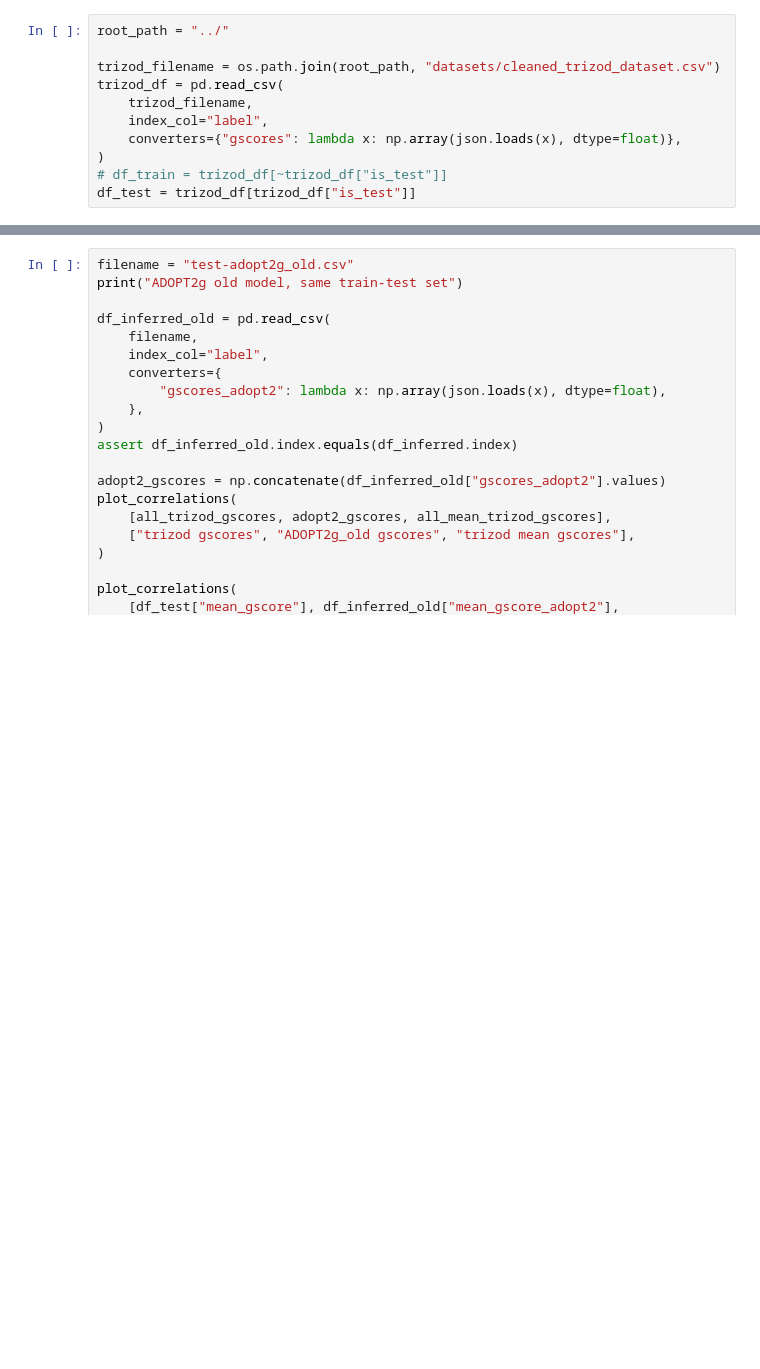
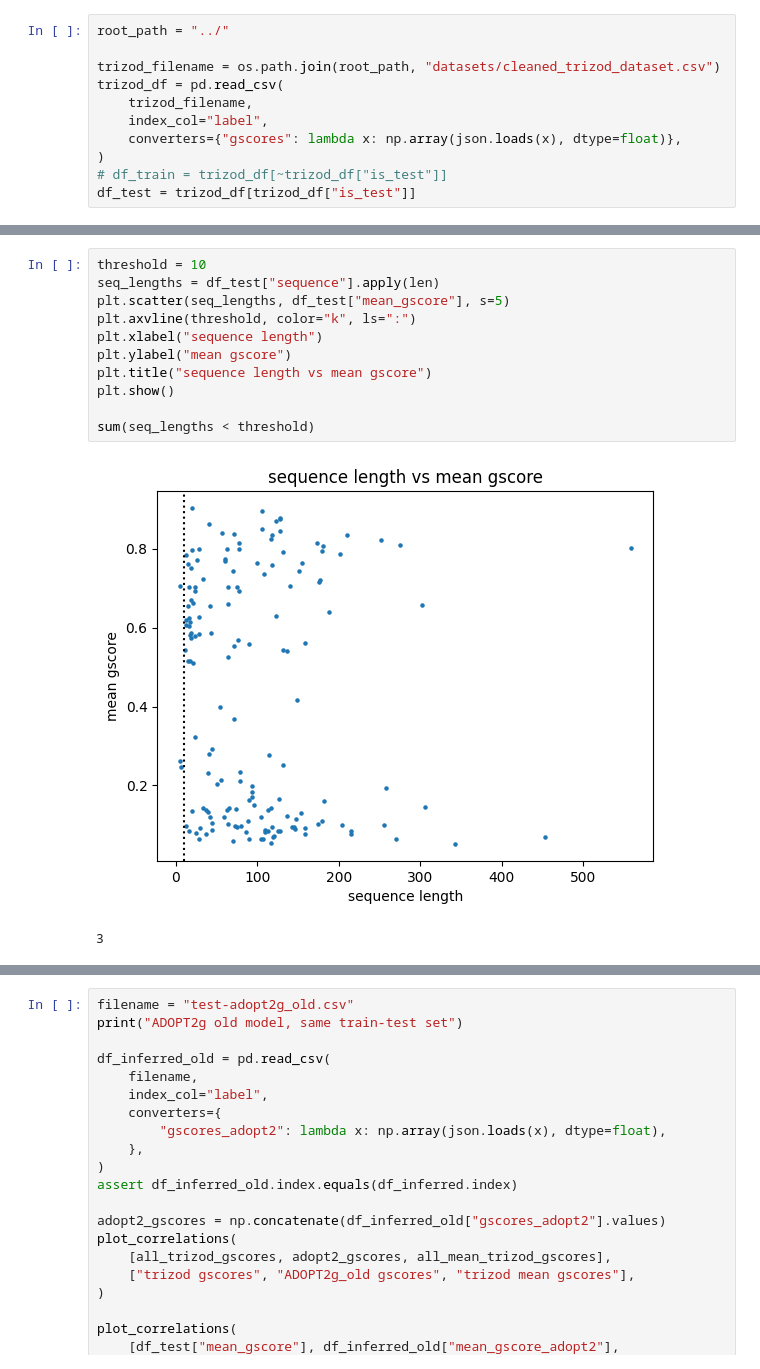
Before and after one commit to PeptoneLtd/ADOPT2g, a Jupyter notebook: notebooks/plots_test.ipynb, the cells around one changed output, grey strips where cells are left out. Saved outputs shown, nothing was run; the diff lists cells and outputs as text; blank space fills up the shorter version.

```diff
--- a/notebooks/plots_test.ipynb
+++ b/notebooks/plots_test.ipynb
@@ -256,0 +322,14 @@ plt.show()
+# %%
+threshold = 10
+seq_lengths = df_test["sequence"].apply(len)
+plt.scatter(seq_lengths, df_test["mean_gscore"], s=5)
+plt.axvline(threshold, color="k", ls=":")
+plt.xlabel("sequence length")
+plt.ylabel("mean gscore")
+plt.title("sequence length vs mean gscore")
+plt.show()
+
+sum(seq_lengths < threshold)
+# %% [output]
+[figure, added]
+3
```
Also changed, not shown: parts of 10 cells of this notebook, 10 other files.
